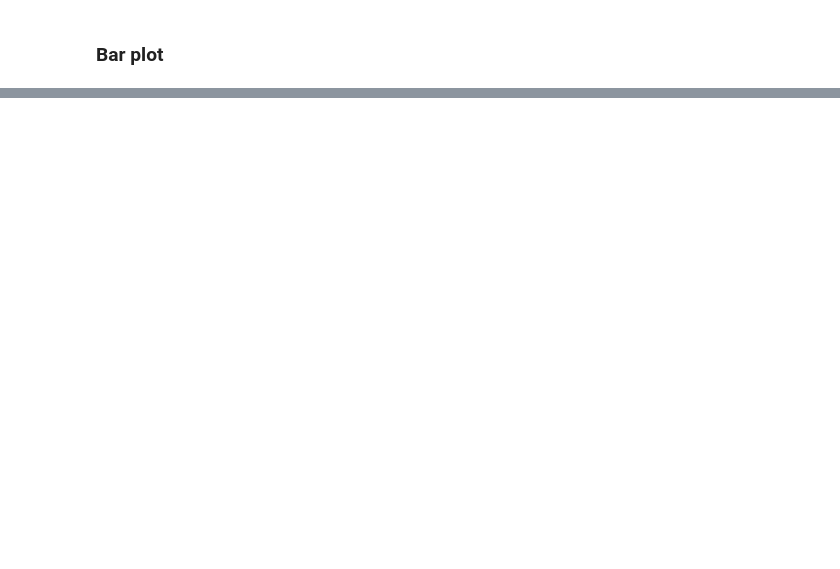
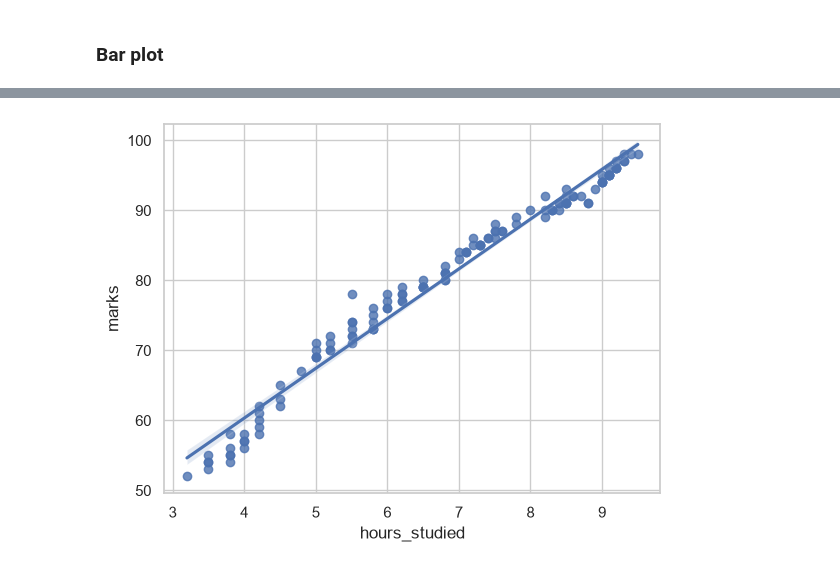
Before and after one commit to nazmul-gub/ai-ml-course, a Jupyter notebook: Python/Seaborn/plotting.ipynb, the cells around one changed output, grey strips where cells are left out. Drawn from its saved outputs; the diff is of its cells as text; code cells hidden in the pictures; blank space fills up the shorter version.

```diff
--- a/Python/Seaborn/plotting.ipynb
+++ b/Python/Seaborn/plotting.ipynb
@@ -192,0 +211,7 @@ sns.barplot(data=student, x='subject', y='marks', errorbar=None, estimator=np.ma
+# %%
+# axes level
+
+sns.regplot(data=student, x='hours_studied', y='marks')
+plt.show()
+# %% [output]
+[figure, added]
```
Also changed, not shown: parts of 45 cells of this notebook, 3 other files.
